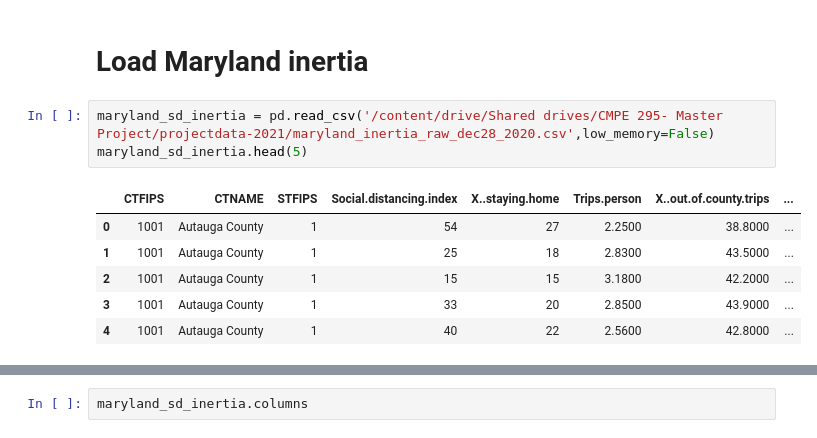
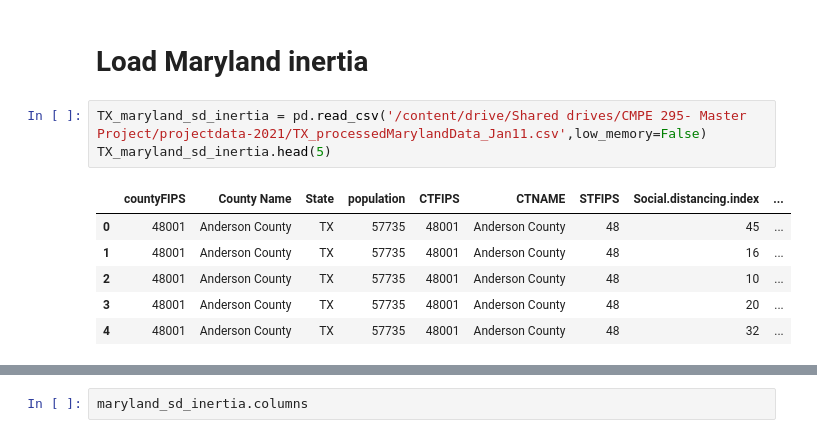
Before and after one commit to jeyasri-s2/meansquares, a Jupyter notebook: version2/modeling/lstm/TX_TimeSeriesLSTM.ipynb, the cells around one changed output, grey strips where cells are left out. Saved outputs shown, nothing was run; the diff lists cells and outputs as text.

```diff
--- a/version2/modeling/lstm/TX_TimeSeriesLSTM.ipynb
+++ b/version2/modeling/lstm/TX_TimeSeriesLSTM.ipynb
@@ -324,12 +311,12 @@ mean_absolute_error 0.13060144
 # %% [markdown]
 # Load Maryland inertia
 # %%
-maryland_sd_inertia = pd.read_csv('/content/drive/Shared drives/CMPE 295- Master Project/projectdata-2021/maryland_inertia_raw_dec28_2020.csv',low_memory=False)
-maryland_sd_inertia.head(5)
+TX_maryland_sd_inertia = pd.read_csv('/content/drive/Shared drives/CMPE 295- Master Project/projectdata-2021/TX_processedMarylandData_Jan11.csv',low_memory=False)
+TX_maryland_sd_inertia.head(5)
 # %% [output]
-|  | CTFIPS | CTNAME | STFIPS | Social.distancing.index | X..staying.home | Trips.person | X..out.of.county.trips | ... |
-| 0 | 1001 | Autauga County | 1 | 54 | 27 | 2.2500 | 38.8000 | ... |
-| 1 | 1001 | Autauga County | 1 | 25 | 18 | 2.8300 | 43.5000 | ... |
-| 2 | 1001 | Autauga County | 1 | 15 | 15 | 3.1800 | 42.2000 | ... |
-| 3 | 1001 | Autauga County | 1 | 33 | 20 | 2.8500 | 43.9000 | ... |
-| 4 | 1001 | Autauga County | 1 | 40 | 22 | 2.5600 | 42.8000 | ... |
+|  | countyFIPS | County Name | State | population | CTFIPS | CTNAME | STFIPS | Social.distancing.index | ... |
+| 0 | 48001 | Anderson County | TX | 57735 | 48001 | Anderson County | 48 | 45 | ... |
+| 1 | 48001 | Anderson County | TX | 57735 | 48001 | Anderson County | 48 | 16 | ... |
+| 2 | 48001 | Anderson County | TX | 57735 | 48001 | Anderson County | 48 | 10 | ... |
+| 3 | 48001 | Anderson County | TX | 57735 | 48001 | Anderson County | 48 | 20 | ... |
+| 4 | 48001 | Anderson County | TX | 57735 | 48001 | Anderson County | 48 | 32 | ... |
```
Also changed, not shown: parts of 25 cells of this notebook.
